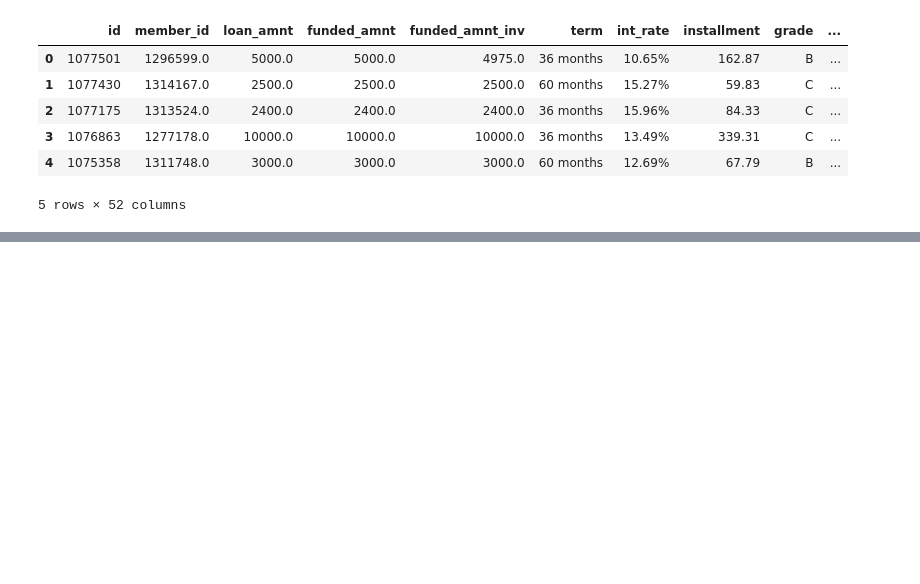
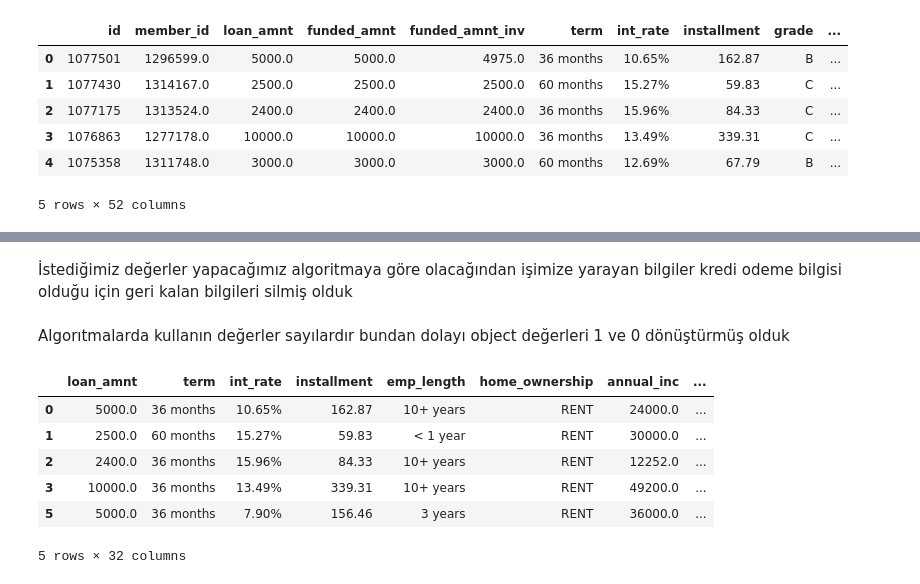
Before and after one commit to sbrcck/Banka-Musteri-Takibi, a Jupyter notebook: Banka-Müşteri-Takibi.ipynb, the cells around one changed output, grey strips where cells are left out. Saved outputs shown, nothing was run; the diff lists cells and outputs as text; code cells hidden in the pictures; blank space fills up the shorter version.

```diff
--- a/Banka-Müşteri-Takibi.ipynb
+++ b/Banka-Müşteri-Takibi.ipynb
@@ -48,0 +91,26 @@ print( loans_2007.info)
+# %%
+loans_2007 =loans_2007[(loans_2007['loan_status'] ==  'Fully Paid') |
+                       (loans_2007['loan_status'] ==  'Charged Off')]
+# %% [markdown]
+İstediğimiz değerler yapacağımız algoritmaya göre olacağından işimize yarayan bilgiler kredi odeme bilgisi olduğu için geri kalan bilgileri silmiş olduk
+# %%
+mapping_dict = {
+    "loan_status" : {
+        "Fully Paid" : 1,
+        "Charged Off" :0
+    }
+}
+
+loans_2007 =loans_2007.replace(mapping_dict)
+# %% [markdown]
+Algorıtmalarda kullanın değerler sayılardır bundan dolayı object değerleri 1 ve 0 dönüştürmüş olduk
+# %%
+loans_2007.head(5)
+# %% [output]
+|  | loan_amnt | term | int_rate | installment | emp_length | home_ownership | annual_inc | ... |
+| 0 | 5000.0 | 36 months | 10.65% | 162.87 | 10+ years | RENT | 24000.0 | ... |
+| 1 | 2500.0 | 60 months | 15.27% | 59.83 | < 1 year | RENT | 30000.0 | ... |
+| 2 | 2400.0 | 36 months | 15.96% | 84.33 | 10+ years | RENT | 12252.0 | ... |
+| 3 | 10000.0 | 36 months | 13.49% | 339.31 | 10+ years | RENT | 49200.0 | ... |
+| 5 | 5000.0 | 36 months | 7.90% | 156.46 | 3 years | RENT | 36000.0 | ... |
+5 rows × 32 columns
```
Also changed, not shown: parts of 16 cells of this notebook.
